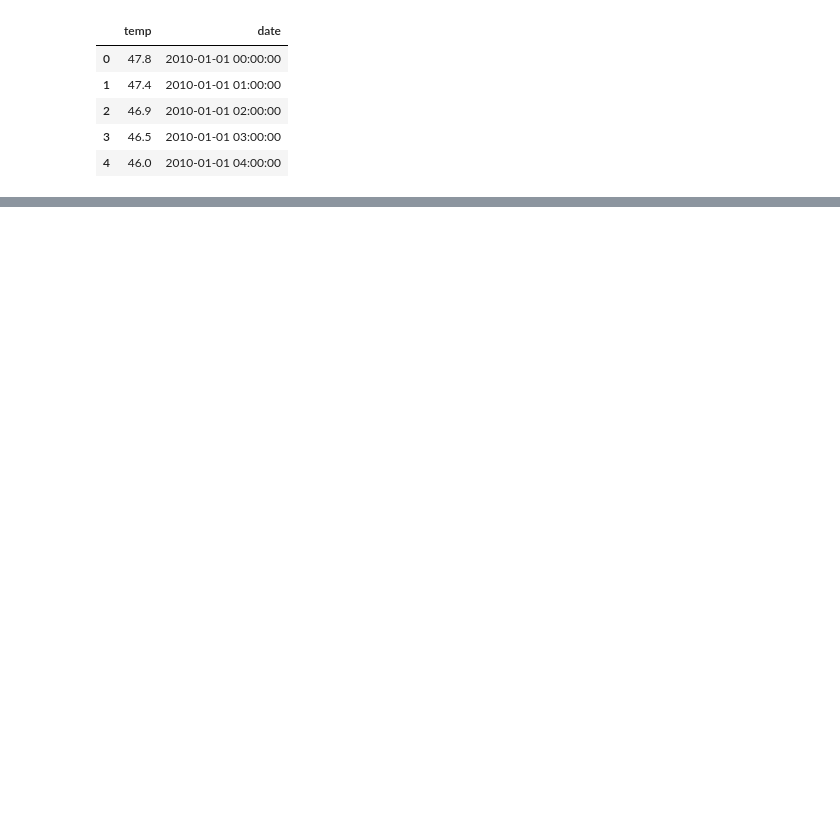
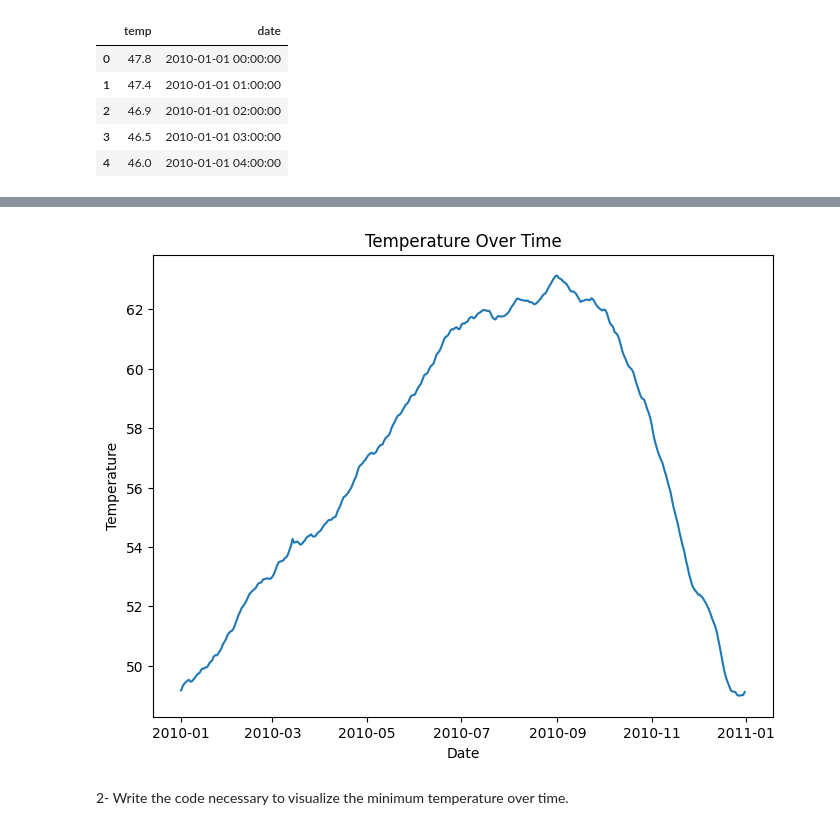
Before and after one commit to Jonathan-Garcia1/time_series_excercises, a Jupyter notebook: time_series_data_excersises.ipynb, the cells around one changed output, grey strips where cells are left out. Saved outputs shown, nothing was run; the diff lists cells and outputs as text; code cells hidden in the pictures; blank space fills up the shorter version.

Commit message:
completed time series exercises

```diff
--- a/time_series_data_excersises.ipynb
+++ b/time_series_data_excersises.ipynb
@@ -13,0 +49,3 @@ df.head()
+# %%
+df_dayly_average = df.resample('d').mean()
+df_dayly_average.head()
@@ -13,0 +65,20 @@ df.head()
+# %%
+# Plotting the temperature over time
+plt.figure(figsize=(8, 6))  # Set the figure size (width, height)
+plt.plot(df_dayly_average.index, df_dayly_average['temp']) #, marker='o', linestyle='-')
+
+
+# Adding labels and title
+plt.xlabel('Date')
+plt.ylabel('Temperature')
+plt.title('Temperature Over Time')
+
+# Adding grid lines
+plt.grid(False)
+
+# Display the plot
+plt.show()
+# %% [output]
+[figure, added]
+# %% [markdown]
+2- Write the code necessary to visualize the minimum temperature over time.
```
Also changed, not shown: parts of 29 cells of this notebook.
